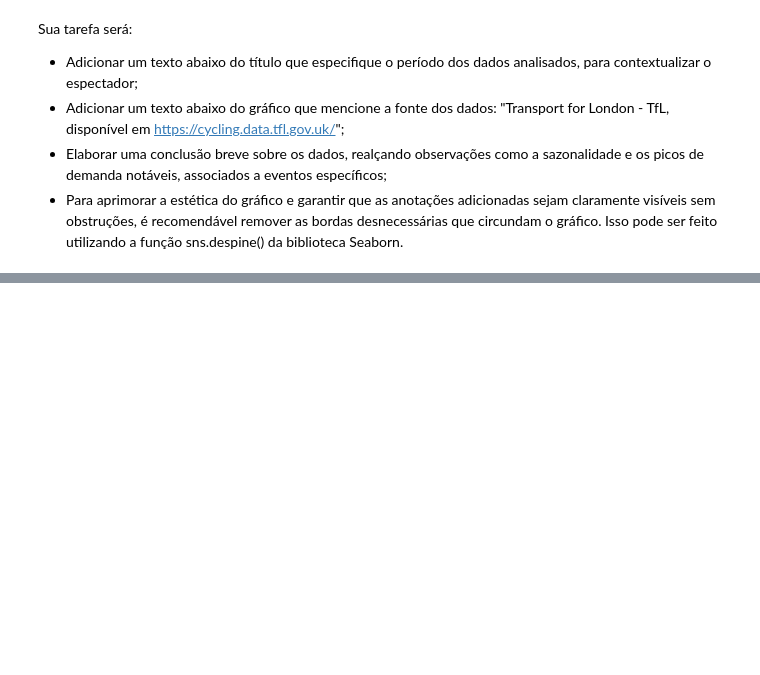
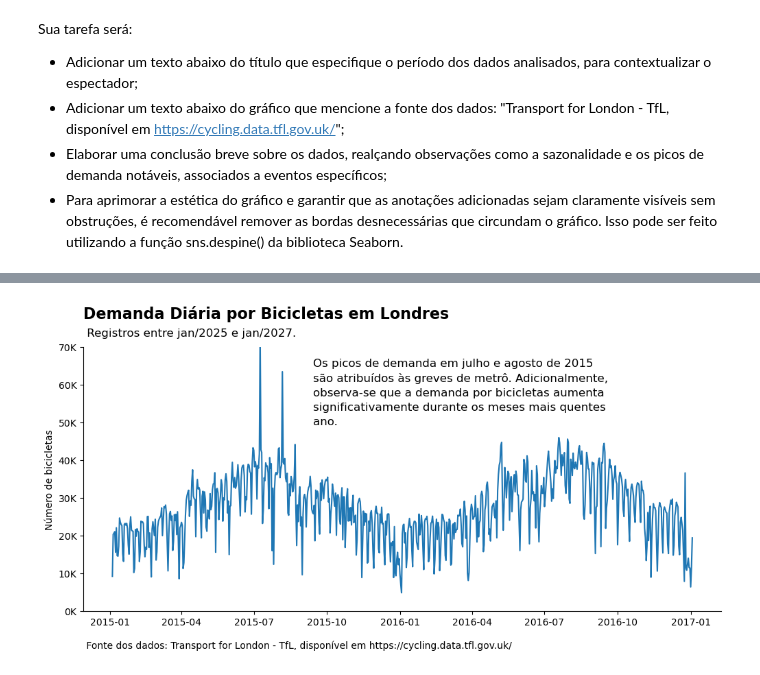
Before and after one commit to LeoRochaCarmo/formacao_praticando_python_para_data_science_alura, a Jupyter notebook: 10_praticando_graficos_criando_graficos_customizados/exercicio.ipynb, the cells around one changed output, grey strips where cells are left out. Saved outputs shown, nothing was run; the diff lists cells and outputs as text; code cells hidden in the pictures; blank space fills up the shorter version.

Commit message:
Término do curso praticando gráficos - criando gráficos customizados

```diff
--- a/10_praticando_graficos_criando_graficos_customizados/exercicio.ipynb
+++ b/10_praticando_graficos_criando_graficos_customizados/exercicio.ipynb
@@ -337,0 +355,49 @@ plt.show()
+# %%
+import pandas as pd
+import seaborn as sn
+import matplotlib.pyplot as plt
+from matplotlib.ticker import FuncFormatter
+
+url = 'https://raw.githubusercontent.com/alura-cursos/python_dados/refs/heads/main/Dados/contagem_bicicletas.csv'
+
+df = pd.read_csv(url)
+
+df['data_hora'] = pd.to_datetime(df['data_hora'])
+
+df['data'] = df['data_hora'].dt.date
+
+df_agrupado = df.groupby('data')['contagem'].sum().reset_index()
+
+fig, ax = plt.subplots(figsize=(12,5), dpi=100)
+
+ax = sn.lineplot(
+        data=df_agrupado,
+        x='data',
+        y='contagem'
+)
+
+ax.set_title('Demanda Diária por Bicicletas em Londres', pad=30, loc='left', fontsize=16, weight='bold')
+ax.text(x=0, y=1.04, s=' Registros entre jan/2025 e jan/2027.',transform=ax.transAxes, fontsize=12)
+ax.text(x=0, y=-0.14, s=' Fonte dos dados: Transport for London - TfL, disponível em https://cycling.data.tfl.gov.uk/',
+        transform=ax.transAxes, fontsize=10)
+
+ax.text(0.36, 0.65,
+        'Os picos de demanda em julho e agosto de 2015\n'
+        'são atribuídos às greves de metrô. Adicionalmente,\n'
+        'observa-se que a demanda por bicicletas aumenta\n'
+        'significativamente durante os meses mais quentes\n'
+        'ano.\n',
+        transform=ax.transAxes,
+        fontsize=12,
+        linespacing=1.5)
+
+plt.ylim((0, 70000))
+formatter = FuncFormatter(lambda val, pos: f'{int(val/1000)}K')
+plt.gca().yaxis.set_major_formatter(formatter)
+ax.set_xlabel('')
+ax.set_ylabel('Número de bicicletas')
+sn.despine()
+
+plt.show()
+# %% [output]
+[figure, added]
```
Also changed, not shown: parts of 7 cells of this notebook.
